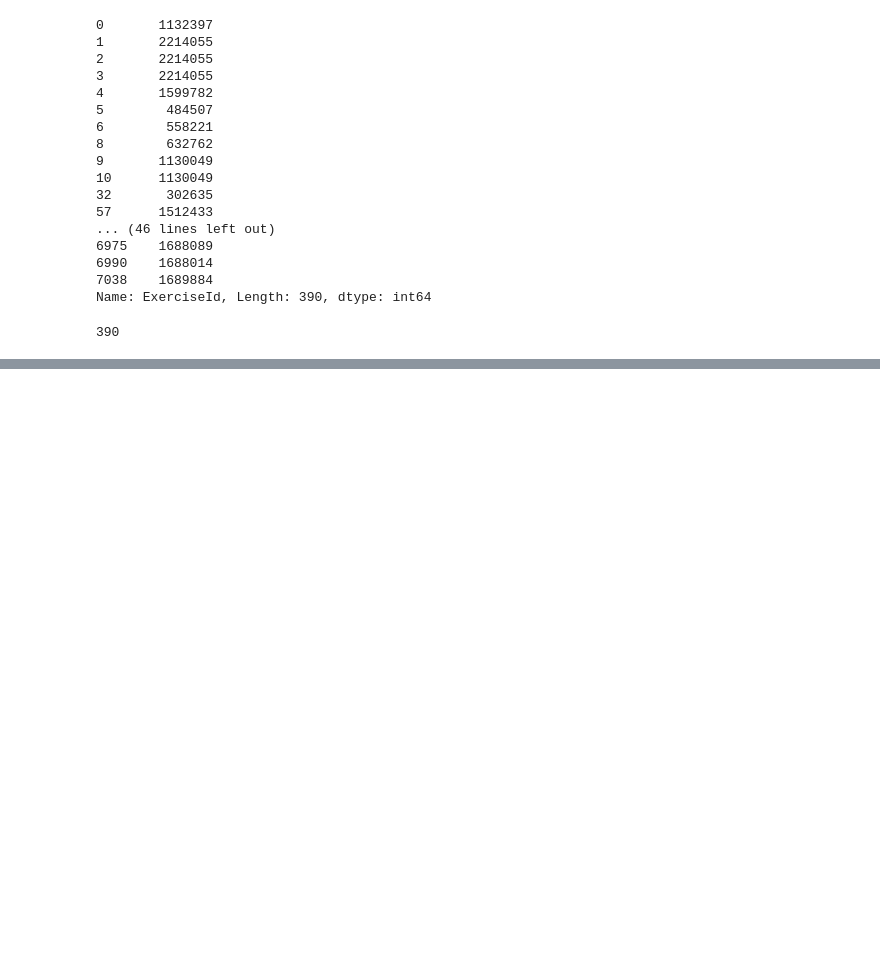
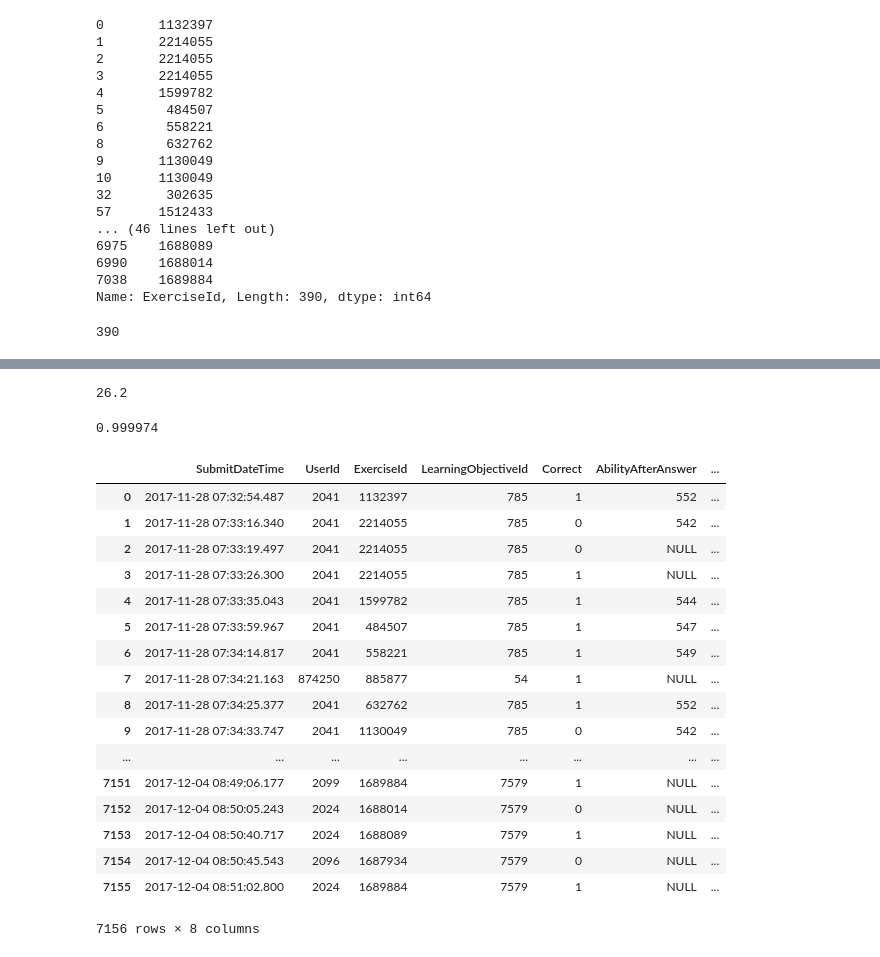
Before and after one commit to simgeekiz/ApplabAPI, a Jupyter notebook: dev/applabdiffscore.ipynb, the cells around one changed output, grey strips where cells are left out. Saved outputs shown, nothing was run; the diff lists cells and outputs as text; code cells hidden in the pictures; blank space fills up the shorter version.

```diff
--- a/dev/applabdiffscore.ipynb
+++ b/dev/applabdiffscore.ipynb
@@ -67,3 +53,8 @@ df.loc[df['UserId'] == 2024]
+# %%
+#df.loc[df['UserId'] == 2024]
+data = df.loc[df['UserId'] == 2024]
+data.sort_values(by="SubmitDateTime")
+data[:10]
 # %%
 Exerciseid = df['ExerciseId'].unique()
 # %%
@@ -114,0 +110,24 @@ difficulty_score_of_exercise
+# %%
+def getResponseTime(data):
+    """Computes the response times for every answer except the first and last of the day"""
+    data.sort_values(by="SubmitDateTime")
+    all_dates_times = [datetime.datetime.strptime(i, '%Y-%m-%d %H:%M:%S.%f') for i in data["SubmitDateTime"]]
+    unique_dates = set([datetime.datetime.strftime(d, '%Y-%m-%d') for d in all_dates_times])
+    unique_dates = sorted(unique_dates)
+    RT = []
+    D = []
+    D.append(0)
+    for u in range(1, len(unique_dates)):
+        D.append((datetime.datetime.strptime(list(unique_dates)[u], '%Y-%m-%d') - datetime.datetime.strptime(list(unique_dates)[u - 1], '%Y-%m-%d')).days)
+
+    for u in unique_dates:
+        daily_data = data.loc[data["SubmitDateTime"].str.contains(u)]
+        times = [datetime.datetime.strftime(i, '%H:%M:%S.%f') for i in [datetime.datetime.strptime(dd, '%Y-%m-%d %H:%M:%S.%f') for dd in daily_data["SubmitDateTime"]]]
+        RT.append([None])
+        responseTimes = [str(datetime.datetime.strptime(times[i], '%H:%M:%S.%f') - datetime.datetime.strptime(times[i - 1], '%H:%M:%S.%f')) for i in range(1, len(times))]
+        RT.append(responseTimes)
+        print(responseTimes)
+
+    NRT = list(itertools.chain.from_iterable(RT))
+    newdata = data.assign(ExTime = NRT)
+    return NRT, D, newdata
@@ -114,0 +174,3 @@ difficulty_score_of_exercise
+# %%
+
+df.loc[(df['SubmitDateTime'] == '2017-11-28 07:32:54.487') & (df['UserId'] == 2041), 'ExerciseSolvingTime'] = 0
@@ -173,0 +277,31 @@ csv_data[american & elderly]
+# %%
+time_d_float
+# %% [output]
+26.2
+# %%
+computeHSHSscore(1, 1, time_d_float)
+# %% [output]
+0.999974
+# %%
+NRT, D, newdata = getResponseTime(df)
+# %%
+newdata
+# %% [output]
+|  | SubmitDateTime | UserId | ExerciseId | LearningObjectiveId | Correct | AbilityAfterAnswer | ... |
+| 0 | 2017-11-28 07:32:54.487 | 2041 | 1132397 | 785 | 1 | 552 | ... |
+| 1 | 2017-11-28 07:33:16.340 | 2041 | 2214055 | 785 | 0 | 542 | ... |
+| 2 | 2017-11-28 07:33:19.497 | 2041 | 2214055 | 785 | 0 | NULL | ... |
+| 3 | 2017-11-28 07:33:26.300 | 2041 | 2214055 | 785 | 1 | NULL | ... |
+| 4 | 2017-11-28 07:33:35.043 | 2041 | 1599782 | 785 | 1 | 544 | ... |
+| 5 | 2017-11-28 07:33:59.967 | 2041 | 484507 | 785 | 1 | 547 | ... |
+| 6 | 2017-11-28 07:34:14.817 | 2041 | 558221 | 785 | 1 | 549 | ... |
+| 7 | 2017-11-28 07:34:21.163 | 874250 | 885877 | 54 | 1 | NULL | ... |
+| 8 | 2017-11-28 07:34:25.377 | 2041 | 632762 | 785 | 1 | 552 | ... |
+| 9 | 2017-11-28 07:34:33.747 | 2041 | 1130049 | 785 | 0 | 542 | ... |
+| ... | ... | ... | ... | ... | ... | ... | ... |
+| 7151 | 2017-12-04 08:49:06.177 | 2099 | 1689884 | 7579 | 1 | NULL | ... |
+| 7152 | 2017-12-04 08:50:05.243 | 2024 | 1688014 | 7579 | 0 | NULL | ... |
+| 7153 | 2017-12-04 08:50:40.717 | 2024 | 1688089 | 7579 | 1 | NULL | ... |
+| 7154 | 2017-12-04 08:50:45.543 | 2096 | 1687934 | 7579 | 0 | NULL | ... |
+| 7155 | 2017-12-04 08:51:02.800 | 2024 | 1689884 | 7579 | 1 | NULL | ... |
+7156 rows × 8 columns
```
Also changed, not shown: parts of 14 cells of this notebook.
